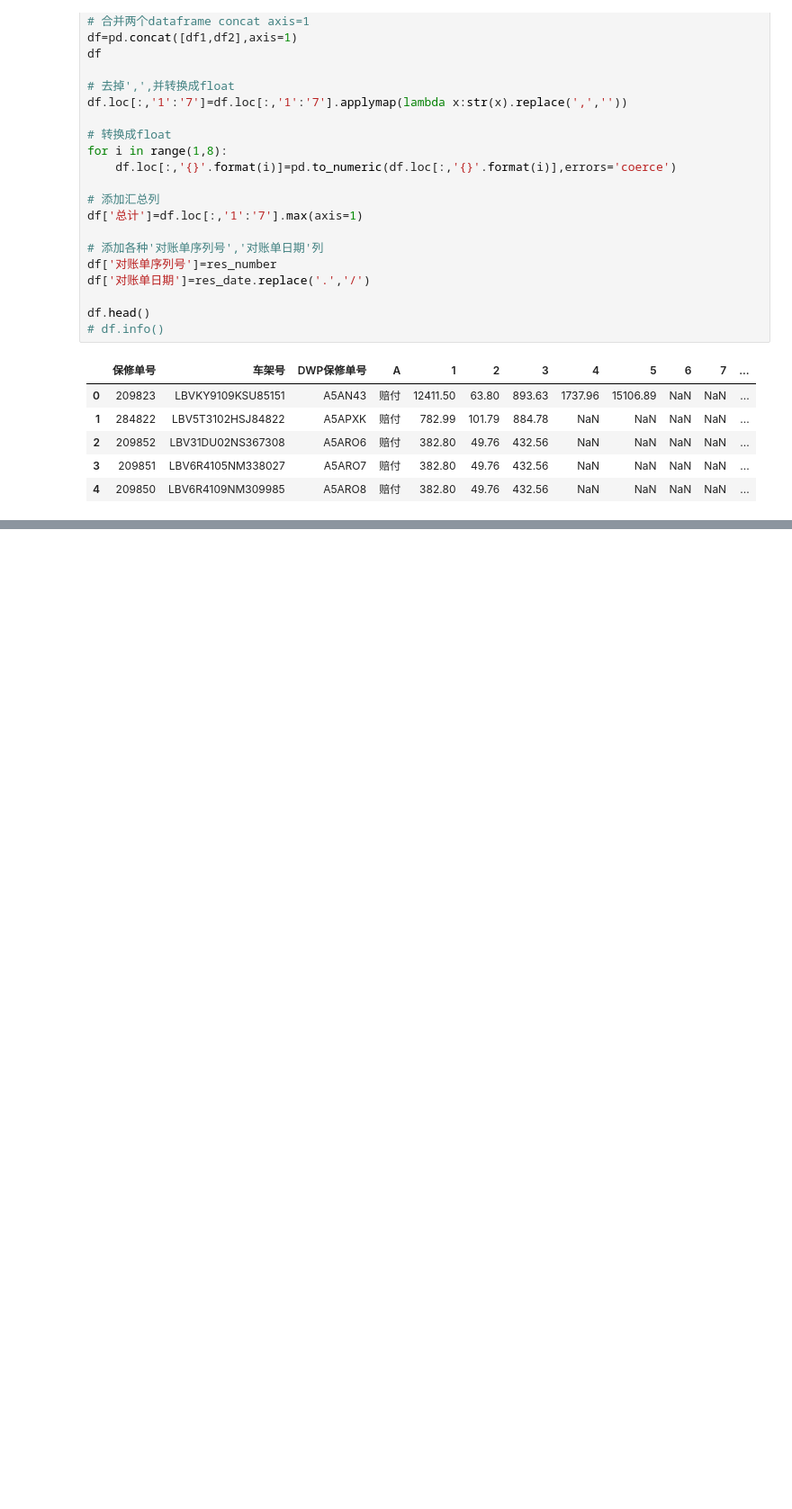
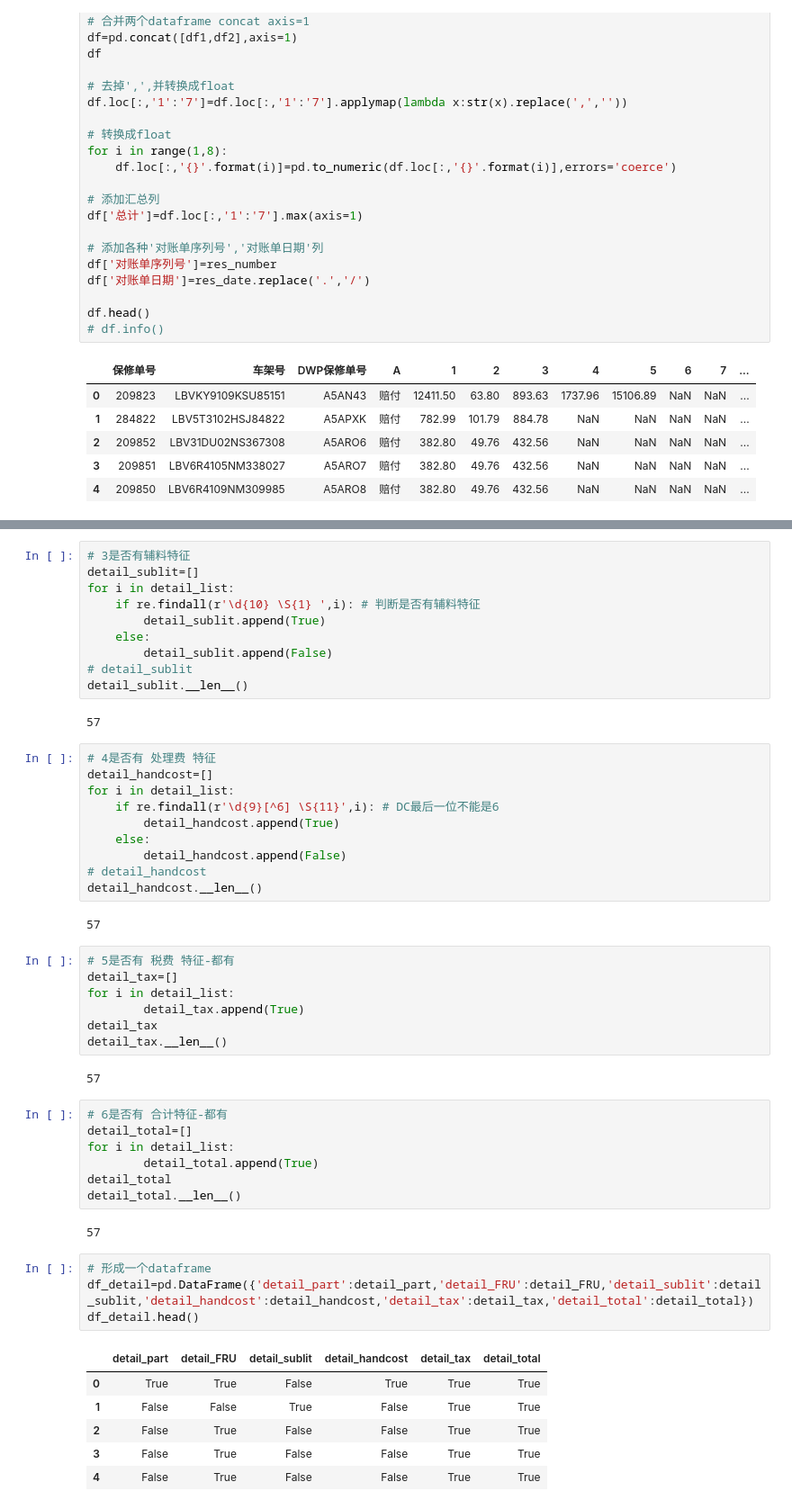
Before and after one commit to fox2002tv123/web_pdf2excel, a Jupyter notebook: main.ipynb, the cells around one changed output, grey strips where cells are left out. Shown: that part at 90% size. Saved outputs shown, nothing was run; the diff lists cells and outputs as text; blank space fills up the shorter version.

```diff
--- a/main.ipynb
+++ b/main.ipynb
@@ -151,0 +182,53 @@ df[alist].to_excel(f'{res_number}DATE{res_date}{s}.xlsx',index=False)
+# %%
+# 3是否有辅料特征
+detail_sublit=[]
+for i in detail_list:
+    if re.findall(r'\d{10} \S{1} ',i): # 判断是否有辅料特征
+        detail_sublit.append(True)
+    else:
+        detail_sublit.append(False)
+# detail_sublit
+detail_sublit.__len__()
+# %% [output]
+57
+# %%
+# 4是否有 处理费 特征
+detail_handcost=[]
+for i in detail_list:
+    if re.findall(r'\d{9}[^6] \S{11}',i): # DC最后一位不能是6
+        detail_handcost.append(True)
+    else:
+        detail_handcost.append(False)
+# detail_handcost
+detail_handcost.__len__()
+# %% [output]
+57
+# %%
+# 5是否有 税费 特征-都有
+detail_tax=[]
+for i in detail_list:
+        detail_tax.append(True)
+detail_tax
+detail_tax.__len__()
+# %% [output]
+57
+# %%
+# 6是否有 合计特征-都有
+detail_total=[]
+for i in detail_list:
+        detail_total.append(True)
+detail_total
+detail_total.__len__()
+# %% [output]
+57
+# %%
+# 形成一个dataframe
+df_detail=pd.DataFrame({'detail_part':detail_part,'detail_FRU':detail_FRU,'detail_sublit':detail_sublit,'detail_handcost':detail_handcost,'detail_tax':detail_tax,'detail_total':detail_total})
+df_detail.head()
+# %% [output]
+|  | detail_part | detail_FRU | detail_sublit | detail_handcost | detail_tax | detail_total |
+| 0 | True | True | False | True | True | True |
+| 1 | False | False | True | False | True | True |
+| 2 | False | True | False | False | True | True |
+| 3 | False | True | False | False | True | True |
+| 4 | False | True | False | False | True | True |
```
Also changed, not shown: parts of 11 cells of this notebook, 1 other file.
